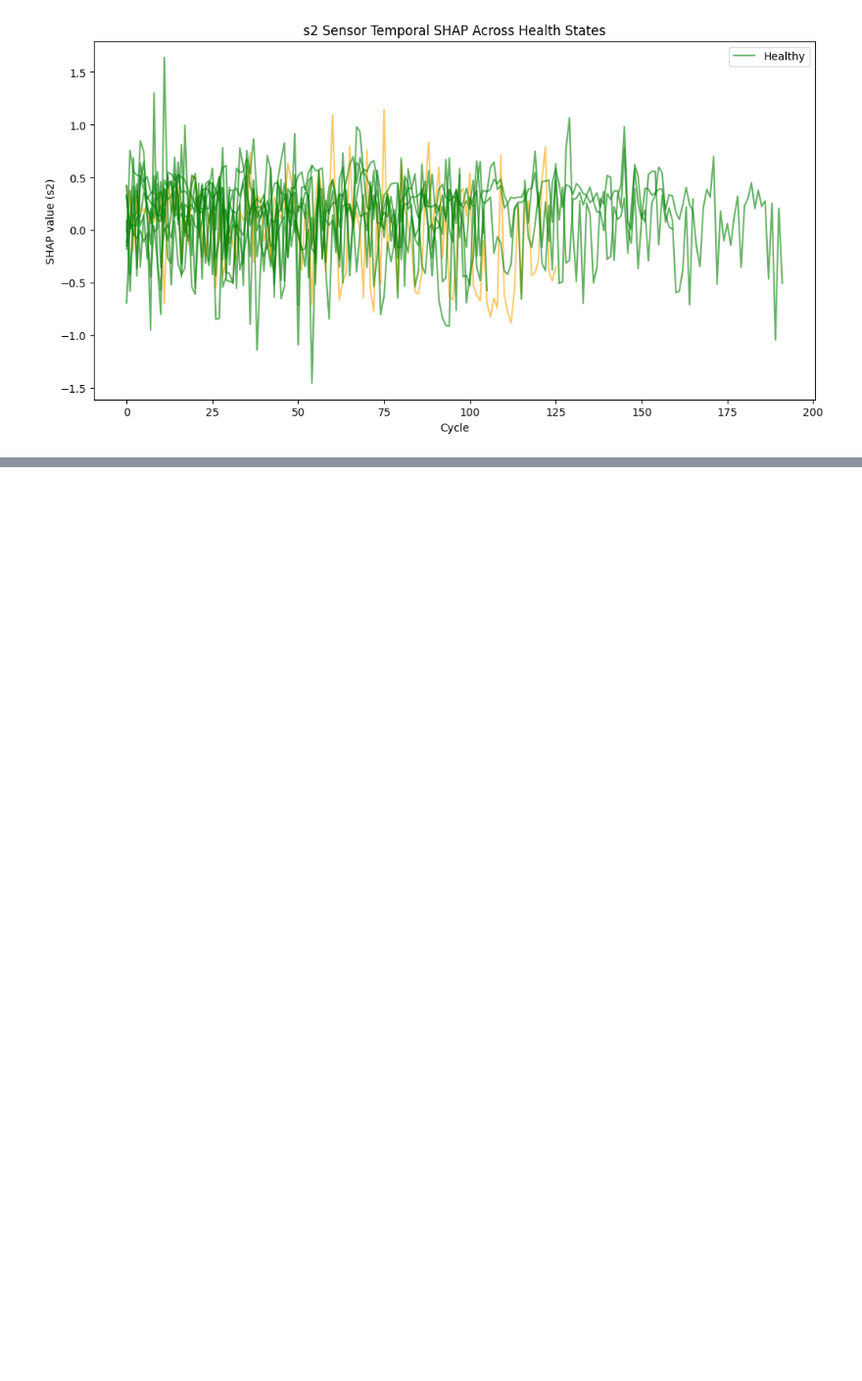
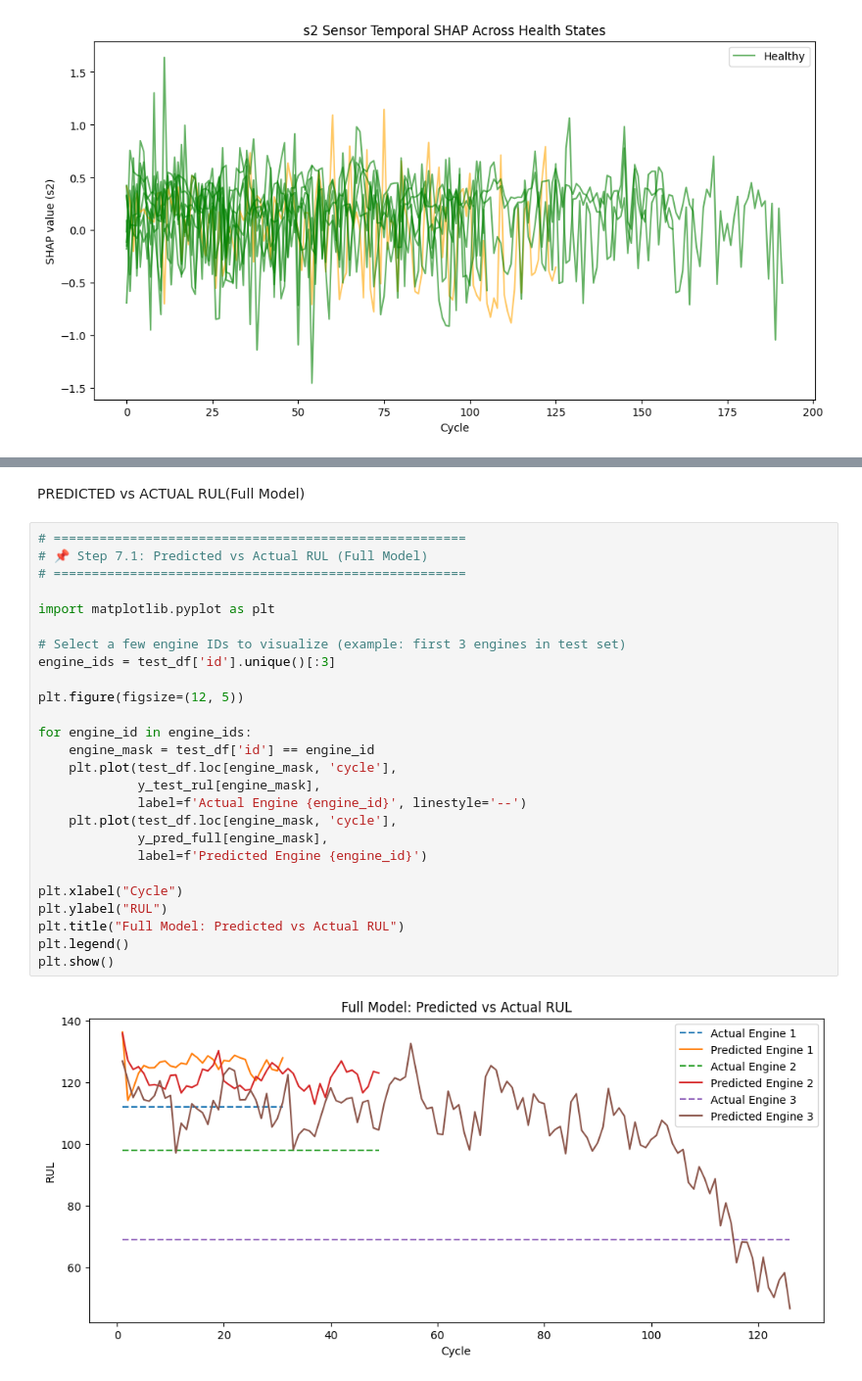
Before and after one commit to Priya-3005/AircraftML, a Jupyter notebook: Untitled.ipynb, the cells around one changed output, grey strips where cells are left out. Shown at 98% size. Drawn from its saved outputs; the diff is of its cells as text; blank space fills up the shorter version.

Commit message:
Final Visualizations made

```diff
--- a/Untitled.ipynb
+++ b/Untitled.ipynb
@@ -447,0 +515,30 @@ Top 5 sensors by SHAP importance: ['s12', 's11', 's7', 's13', 's8']
+# %% [markdown]
+PREDICTED vs ACTUAL RUL(Full Model)
+# %%
+# ======================================================
+# 📌 Step 7.1: Predicted vs Actual RUL (Full Model)
+# ======================================================
+
+import matplotlib.pyplot as plt
+
+# Select a few engine IDs to visualize (example: first 3 engines in test set)
+engine_ids = test_df['id'].unique()[:3]
+
+plt.figure(figsize=(12, 5))
+
+for engine_id in engine_ids:
+    engine_mask = test_df['id'] == engine_id
+    plt.plot(test_df.loc[engine_mask, 'cycle'],
+             y_test_rul[engine_mask],
+             label=f'Actual Engine {engine_id}', linestyle='--')
+    plt.plot(test_df.loc[engine_mask, 'cycle'],
+             y_pred_full[engine_mask],
+             label=f'Predicted Engine {engine_id}')
+
+plt.xlabel("Cycle")
+plt.ylabel("RUL")
+plt.title("Full Model: Predicted vs Actual RUL")
+plt.legend()
+plt.show()
+# %% [output]
+[figure, added]
```
Also changed, not shown: parts of 11 cells of this notebook.
